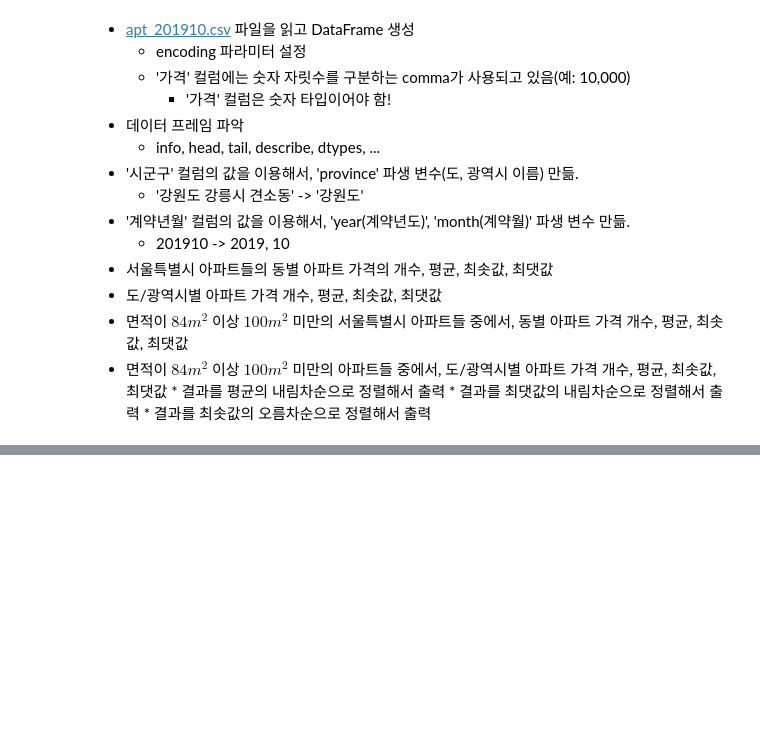
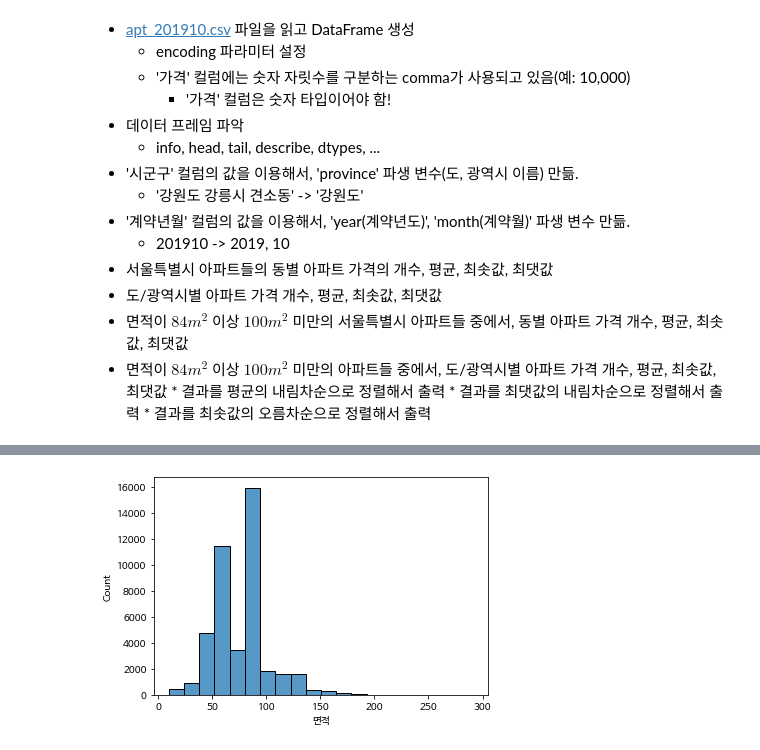
Before and after one commit to DavidJeonKr/lab_python, a Jupyter notebook: py26_apt.ipynb, the cells around one changed output, grey strips where cells are left out. Cells and saved outputs as stored; diff of their text form; code cells hidden in the pictures; blank space fills up the shorter version.

```diff
--- a/py26_apt.ipynb
+++ b/py26_apt.ipynb
@@ -381,0 +156,5 @@ test.sort_values(by='min')
+# %%
+sns.histplot(x='면적', data=apt, bins=20)  # 히스토그램
+plt.show()
+# %% [output]
+[figure, added]
```
Also changed, not shown: parts of 126 cells of this notebook.
